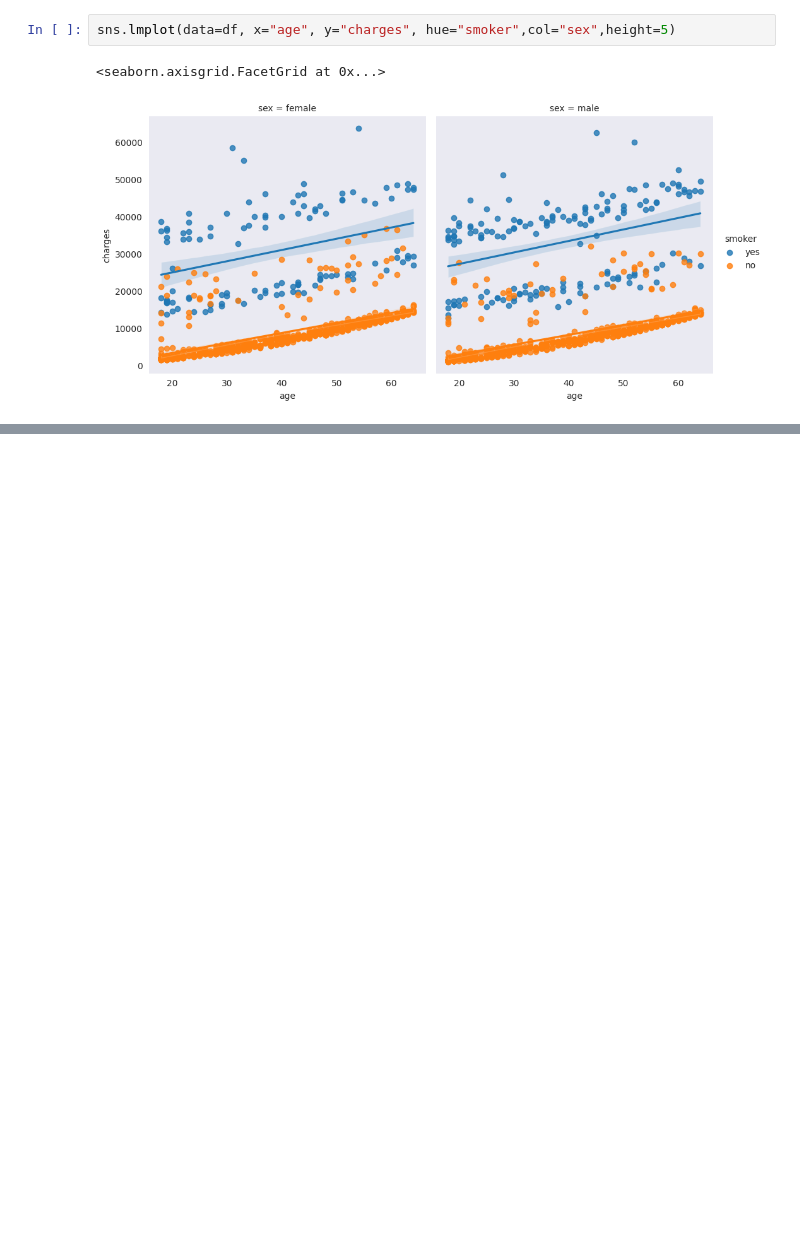
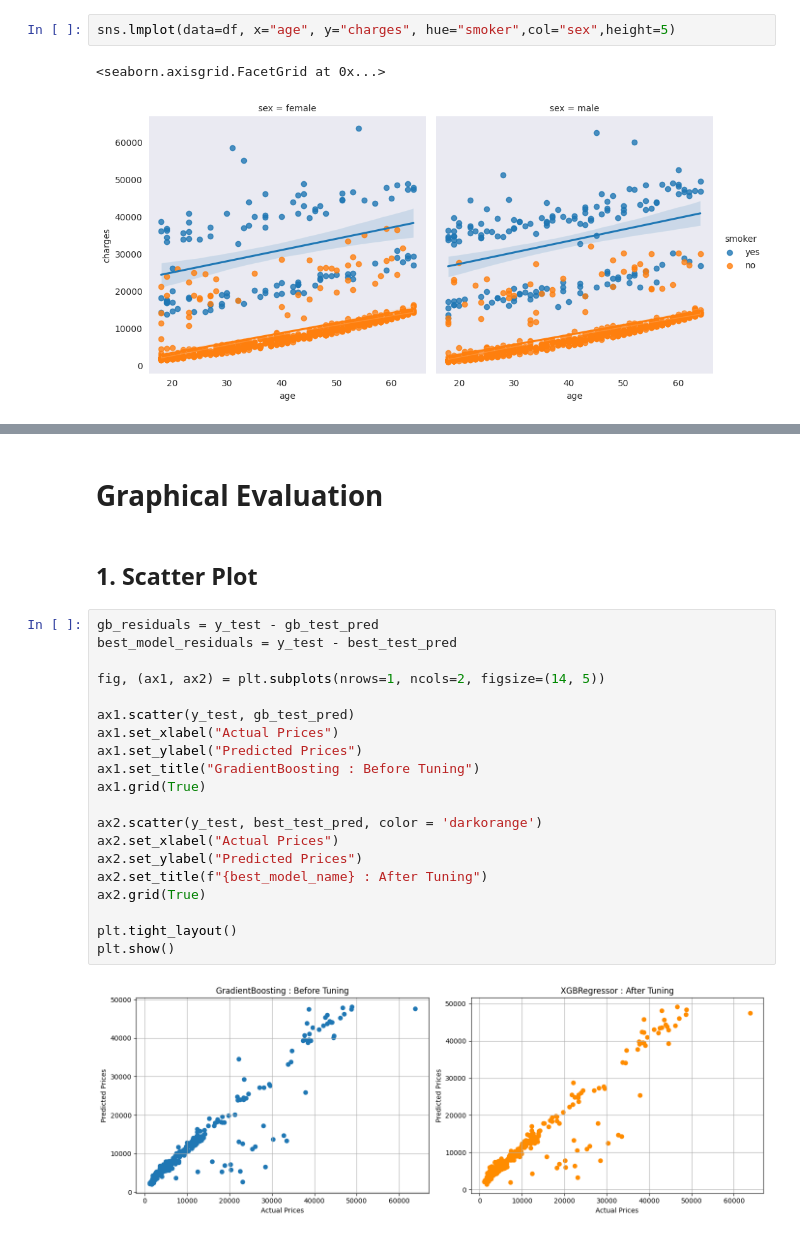
Before and after one commit to ManYaAr/INSURANCE_CHARGES, a Jupyter notebook: Insurance_Charges.ipynb, the cells around one changed output, grey strips where cells are left out. Cells and saved outputs as stored; diff of their text form; blank space fills up the shorter version.

```diff
--- a/Insurance_Charges.ipynb
+++ b/Insurance_Charges.ipynb
@@ -254,0 +621,26 @@ plt.show()
+# %% [markdown]
+# **Graphical Evaluation**
+# %% [markdown]
+ ## 1. **Scatter Plot**
+# %%
+gb_residuals = y_test - gb_test_pred
+best_model_residuals = y_test - best_test_pred
+
+fig, (ax1, ax2) = plt.subplots(nrows=1, ncols=2, figsize=(14, 5))
+
+ax1.scatter(y_test, gb_test_pred)
+ax1.set_xlabel("Actual Prices")
+ax1.set_ylabel("Predicted Prices")
+ax1.set_title("GradientBoosting : Before Tuning")
+ax1.grid(True)
+
+ax2.scatter(y_test, best_test_pred, color = 'darkorange')
+ax2.set_xlabel("Actual Prices")
+ax2.set_ylabel("Predicted Prices")
+ax2.set_title(f"{best_model_name} : After Tuning")
+ax2.grid(True)
+
+plt.tight_layout()
+plt.show()
+# %% [output]
+[figure, added]
```
Also changed, not shown: parts of 41 cells of this notebook.
